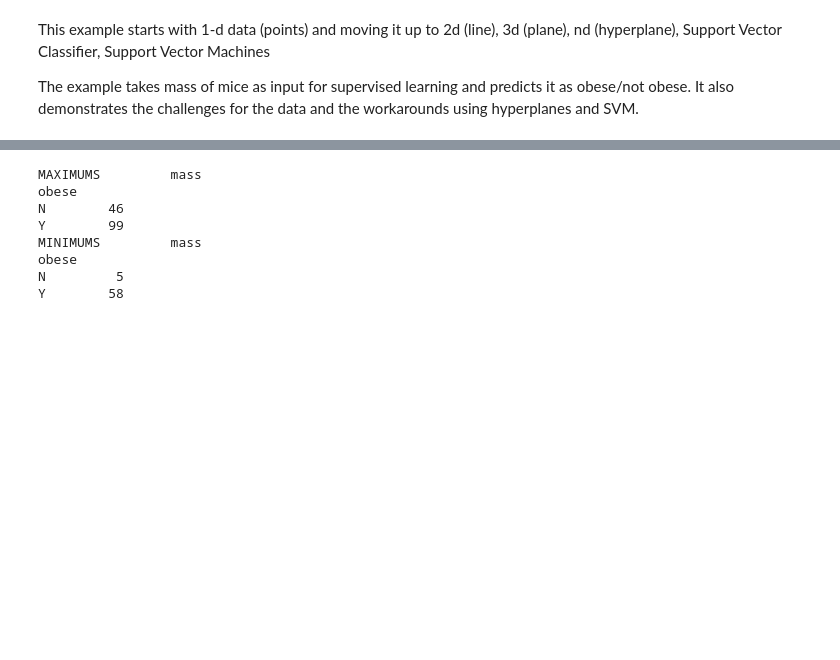
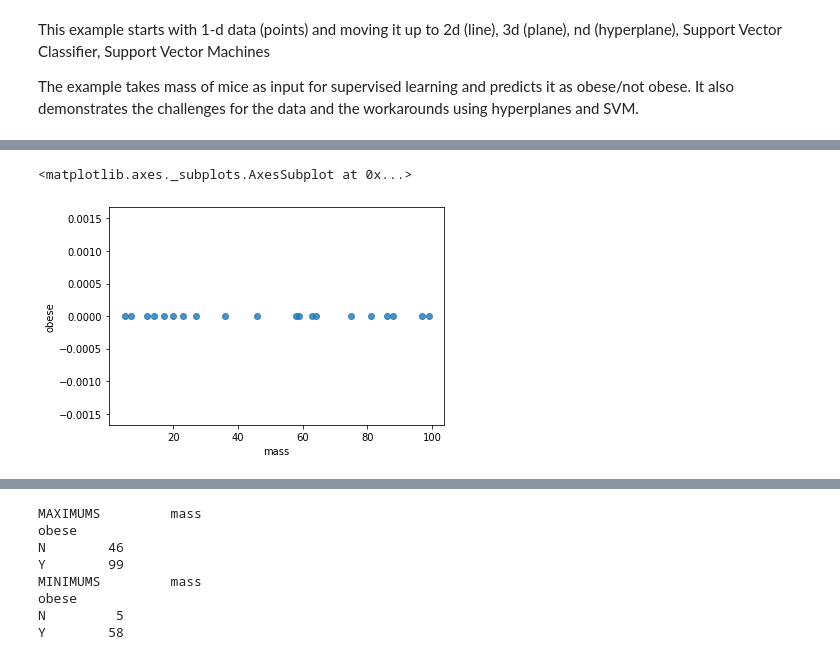
Before and after one commit to SandeepGaadhe/DataScience, a Jupyter notebook: code/stat_quest/support_vector_machines/support_vector_machines.ipynb, the cells around one changed output, grey strips where cells are left out. Cells and saved outputs as stored; diff of their text form; code cells hidden in the pictures; blank space fills up the shorter version.

```diff
--- a/code/stat_quest/support_vector_machines/support_vector_machines.ipynb
+++ b/code/stat_quest/support_vector_machines/support_vector_machines.ipynb
@@ -46,0 +62,4 @@ df = df_orig.copy()
+# %%
+df['obese'] = df.apply(lambda x: 1 if x['obese'] == 'Y' else 0, axis = 1)
+
+df.head()
@@ -46,0 +73,5 @@ df = df_orig.copy()
+# %%
+df[['mass']] = df[['mass']].astype(int)
+df['obese'] = df.apply(lambda x: 1 if x['obese'] == 'Y' else 0, axis = 1)
+
+#df.plot(x ='mass', y='obese', kind = 'scatter')
@@ -46,0 +80,9 @@ df = df_orig.copy()
+# %%
+import seaborn as sns
+x = df['mass']
+y = df['obese']
+
+sns.regplot(x=x, y=y, data=df, logistic=True, ci=None)
+# %% [output]
+<matplotlib.axes._subplots.AxesSubplot at 0x...>
+[figure, added]
```
Also changed, not shown: parts of 6 cells of this notebook, 4 other files.
